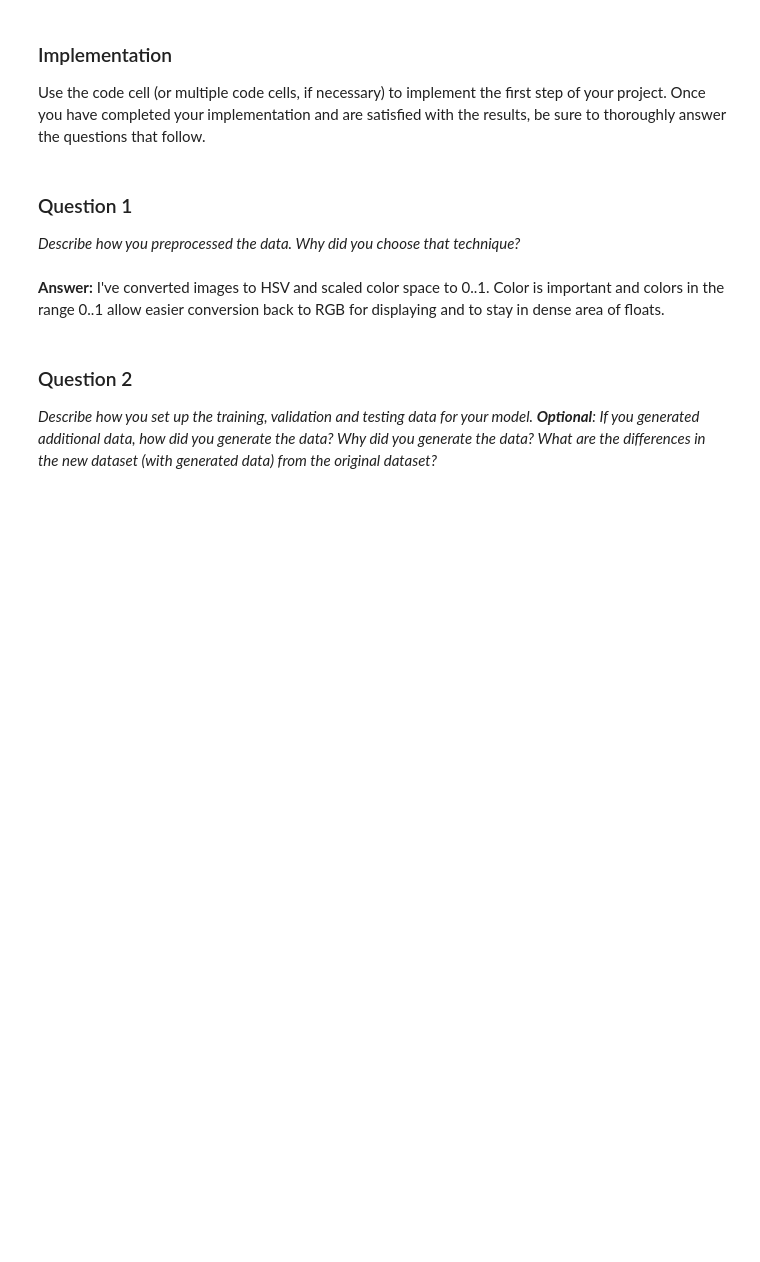
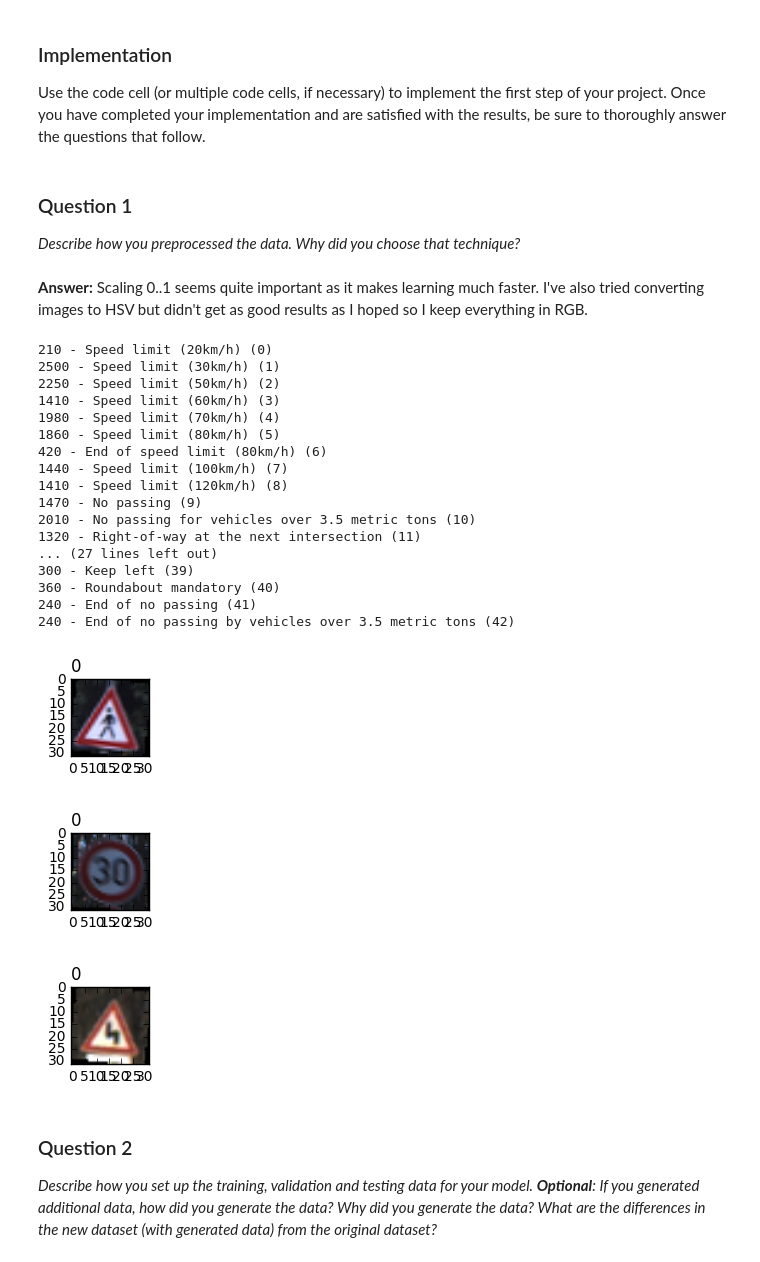
Before and after one commit to konstmsu/CarND-Traffic-Sign-Classifier-Project, a Jupyter notebook: Traffic_Sign_Classifier.ipynb, the cells around one changed output. Drawn from its saved outputs; the diff is of its cells as text; code cells hidden in the pictures; blank space fills up the shorter version.

```diff
--- a/Traffic_Sign_Classifier.ipynb
+++ b/Traffic_Sign_Classifier.ipynb
@@ -102,21 +97,19 @@ For example 21 - Double curve
 # %%
-import scipy.ndimage.interpolation
-
 def show_image(x, title):
     image = x.squeeze()
     plt.figure(figsize=(1,1))
-    plt.imshow(matplotlib.colors.hsv_to_rgb(image))
+    #plt.imshow(matplotlib.colors.hsv_to_rgb(image))
+    plt.imshow(image)
     #plt.imshow(image, cmap='gray')
     plt.title(title, loc='left')
 
 def show_sign(Xs, ys, i):
     show_image(Xs[i], labels[ys[i]])
 
-for i in range(1):
-    index = random.randint(0, len(X_train))
-    show_sign(X_train, y_train, index)
+def show_label_stats(y):
+    (sta, counts) = np.unique(y, return_counts=True)
+    for i in range(len(sta)):
+        print("%s - %s (%s)" % (counts[i], labels[sta[i]], sta[i]))
 
-(sta, counts) = np.unique(y_train, return_counts=True)
-for i in range(len(sta)):
-    print("%s - %s" % (counts[i], labels[sta[i]]))
+show_label_stats(y_tr)
 # %% [output]
@@ -165,6 +157,3 @@ Use the code cell (or multiple code cells, if necessary) to implement the first
 ### Question 1
 
 _Describe how you preprocessed the data. Why did you choose that technique?_
-# %% [markdown]
-**Answer:**
-I've converted images to HSV and scaled color space to 0..1. Color is important and colors in the range 0..1 allow easier conversion back to RGB for displaying and to stay in dense area of floats.
@@ -175,3 +160,64 @@ I've converted images to HSV and scaled color space to 0..1. Color is important
+# %% [markdown]
+**Answer:**
+Scaling 0..1 seems quite important as it makes learning much faster.
+I've also tried converting images to HSV but didn't get as good results as I hoped so I keep everything in RGB.
+# %%
+from scipy.ndimage.interpolation import rotate, shift
+import numpy
+from random import random as rnd
+
+X_tr_ex = X_tr
+y_tr_ex = y_tr
+
+def add_more(klass, target_count):
+    global X_tr_ex
+    global y_tr_ex
+    ss = X_tr[y_tr == klass]
+    ii = numpy.random.randint(len(ss),size=target_count-len(ss))
+    samples = [rotate(i,angle=rnd()*20-10, reshape=False) for i in ss[ii, :]]
+    show_image(samples[0], "0")
+
+    X_tr_ex = np.append(X_tr_ex, samples, axis=0)
+    y_tr_ex = np.append(y_tr_ex, [klass for i in range(len(samples))], axis=0)
+
+# pedestrians - 27 - get confused with some other signs so let's make more of them
+add_more(27, 2500)
+add_more(1, 2500)
+#add_more(18, 2500)
+add_more(21, 2500)
+#add_more(25, 2500)
+
+show_label_stats(y_tr_ex)
+
+X_train, X_validation, y_train, y_validation = train_test_split(X_tr_ex, y_tr_ex, test_size=0.2)
+
+def preprocess(images):
+    return np.asarray([i/255.0 for i in images])
+
+X_train = preprocess(X_train)
+X_validation = preprocess(X_validation)
+X_test = preprocess(X_test0)
+# %% [output]
+210 - Speed limit (20km/h) (0)
+2500 - Speed limit (30km/h) (1)
+2250 - Speed limit (50km/h) (2)
+1410 - Speed limit (60km/h) (3)
+1980 - Speed limit (70km/h) (4)
+1860 - Speed limit (80km/h) (5)
+420 - End of speed limit (80km/h) (6)
+1440 - Speed limit (100km/h) (7)
+1410 - Speed limit (120km/h) (8)
+1470 - No passing (9)
+2010 - No passing for vehicles over 3.5 metric tons (10)
+1320 - Right-of-way at the next intersection (11)
+... (27 lines left out)
+300 - Keep left (39)
+360 - Roundabout mandatory (40)
+240 - End of no passing (41)
+240 - End of no passing by vehicles over 3.5 metric tons (42)
+[figure, added]
+[figure, added]
+[figure, added]
 # %% [markdown]
 ### Question 2
 
```
Also changed, not shown: parts of 20 cells of this notebook.
